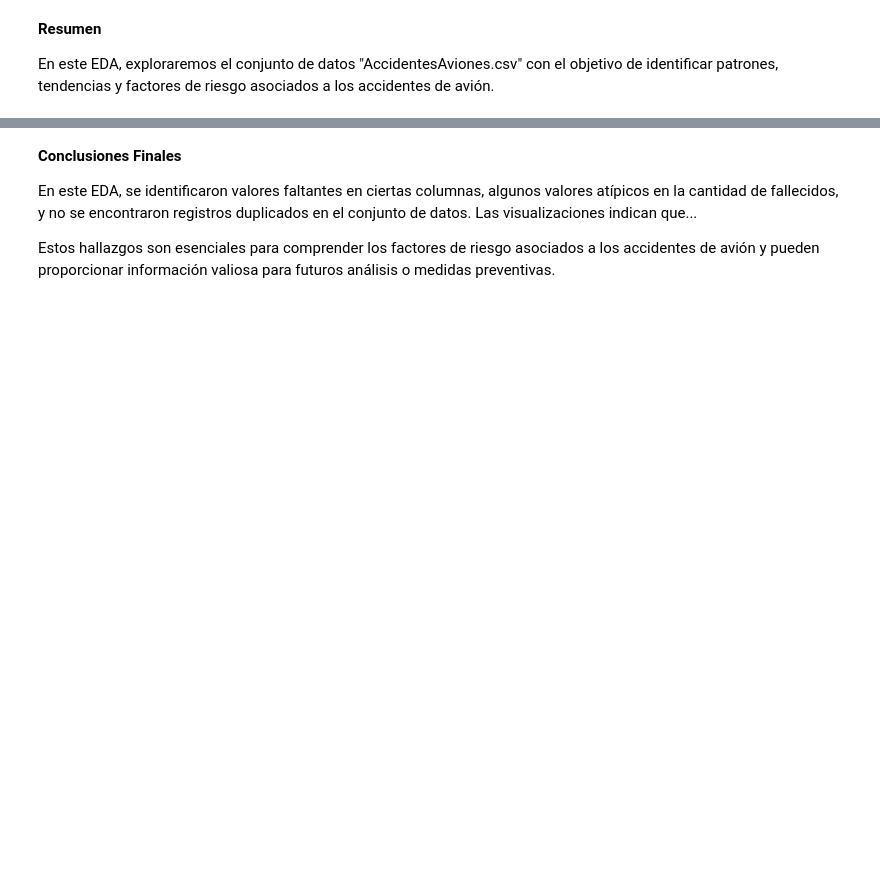
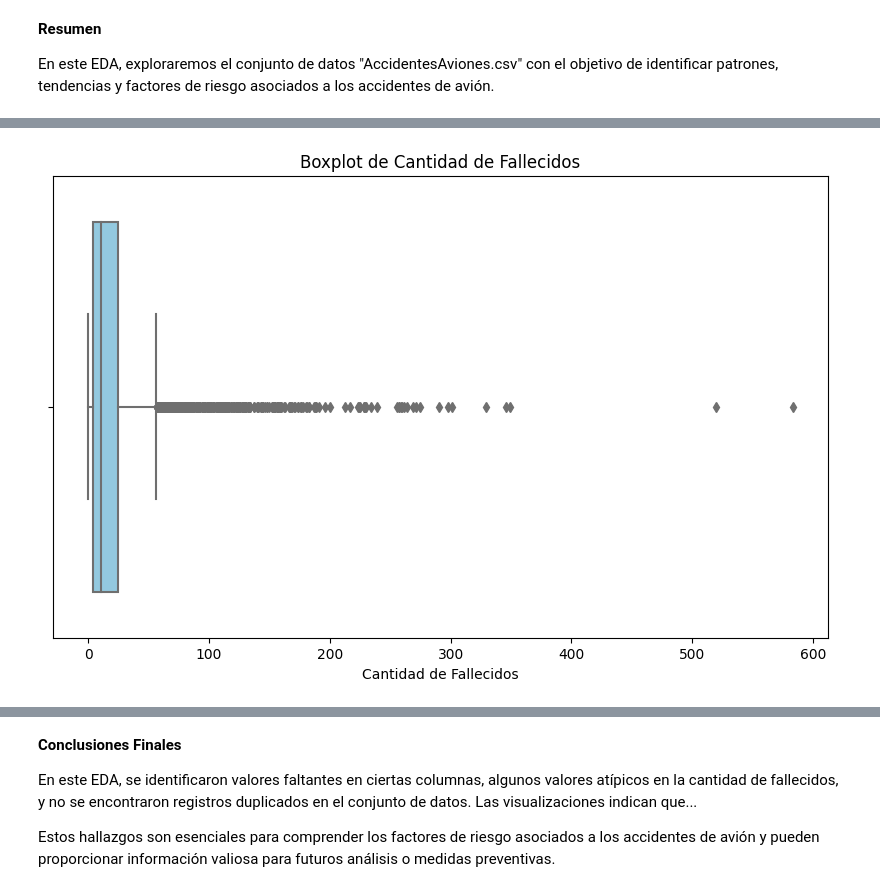
Before and after one commit to 3dbach/Proyecto2_DA, a Jupyter notebook: proyectoDA.ipynb, the cells around one changed output, grey strips where cells are left out. Saved outputs shown, nothing was run; the diff lists cells and outputs as text; code cells hidden in the pictures; blank space fills up the shorter version.

```diff
--- a/proyectoDA.ipynb
+++ b/proyectoDA.ipynb
@@ -28,0 +80,9 @@ En este EDA, exploraremos el conjunto de datos "AccidentesAviones.csv" con el ob
+# %%
+# Se crea un gráfico de caja (boxplot) para visualizar valores atípicos en la variable "cantidad de fallecidos"
+plt.figure(figsize=(10, 6))
+sns.boxplot(x=df['cantidad de fallecidos'], color='skyblue')
+plt.title('Boxplot de Cantidad de Fallecidos')
+plt.xlabel('Cantidad de Fallecidos')
+plt.show()
+# %% [output]
+[figure, added]
```
Also changed, not shown: parts of 33 cells of this notebook.
